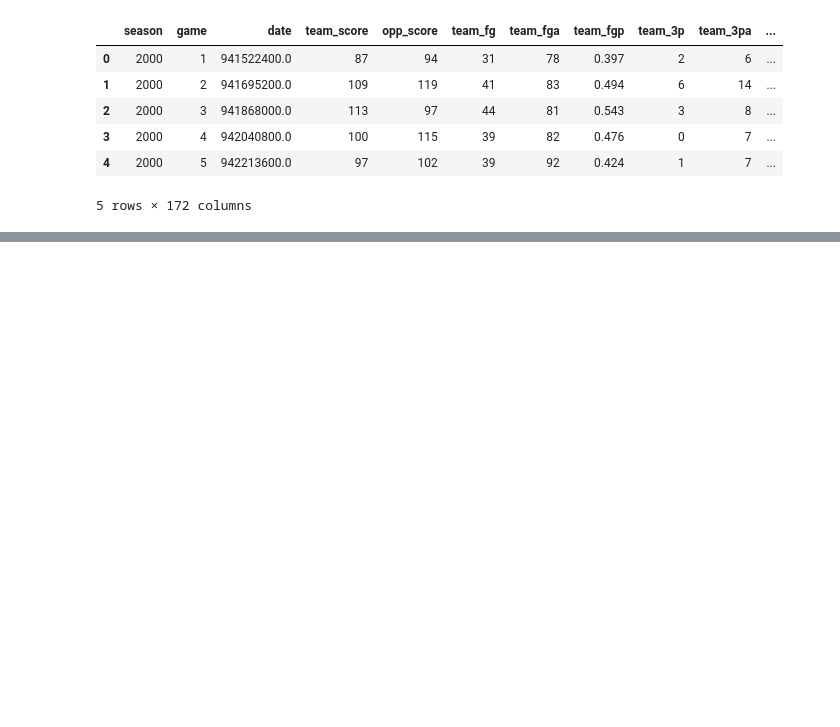
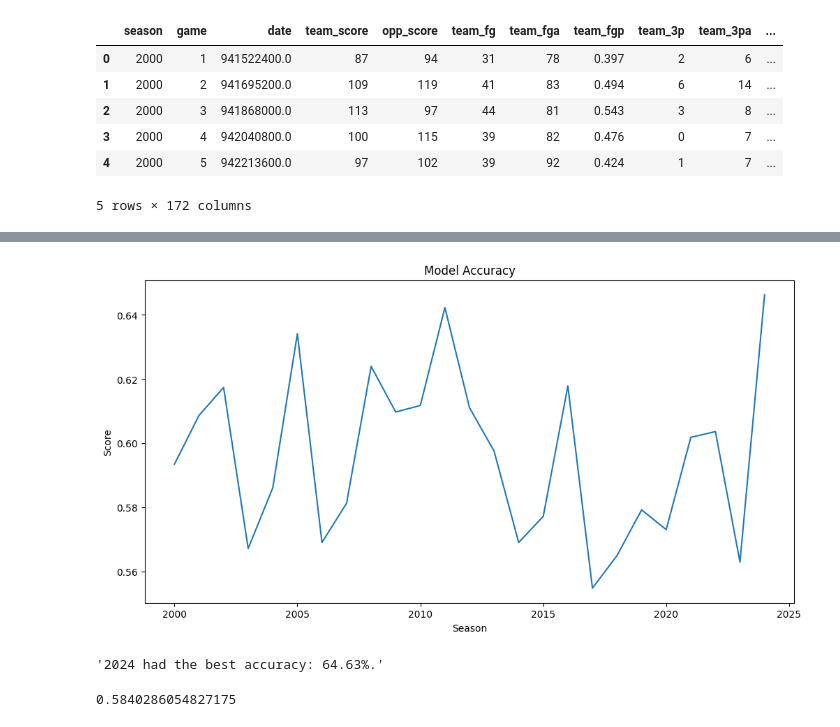
Before and after one commit to timsexperiments/nba_gamelog_analysis, a Jupyter notebook: decision_tree.ipynb, the cells around one changed output, grey strips where cells are left out. Drawn from its saved outputs; the diff is of its cells as text; code cells hidden in the pictures; blank space fills up the shorter version.

Commit message:
Complete basic decision tree analysis comparing comparing criterion

```diff
--- a/decision_tree.ipynb
+++ b/decision_tree.ipynb
@@ -48,0 +49,42 @@ accuracy_score(y_test, y_pred)
+# %%
+min_season = nba_gamelog_data["season"].min()
+max_season = nba_gamelog_data["season"].max()
+seasons = []
+accuracies = []
+top_accuracy = -1
+top_season = min_season
+for season in range(min_season, max_season + 1):
+    season_df = nba_gamelog_data.query(f"season == {season}")
+
+    X_train, X_test, y_train, y_test = split_data(season_df)
+    model = DecisionTreeClassifier(criterion="entropy", random_state=42)
+    model.fit(X_train, y_train)
+    y_pred = model.predict(X_test)
+    accuracy = accuracy_score(y_test, y_pred)
+    accuracies.append(accuracy)
+    seasons.append(season)
+    if top_accuracy < accuracy:
+        top_accuracy = accuracy
+        top_season = season
+
+plt.figure(figsize=(12, 6))
+plt.plot(seasons, accuracies)
+plt.title("Model Accuracy")
+plt.xlabel("Season")
+plt.ylabel("Score")
+plt.show()
+
+f"{top_season} had the best accuracy: {top_accuracy * 100:,.2f}%."
+# %% [output]
+[figure, added]
+'2024 had the best accuracy: 64.63%.'
+# %%
+no_nas = nba_gamelog_data.fillna(-1)
+
+X_train, X_test, y_train, y_test = split_data(no_nas)
+model = DecisionTreeClassifier(criterion="entropy", random_state=42)
+model.fit(X_train, y_train)
+y_pred = model.predict(X_test)
+accuracy_score(y_test, y_pred)
+# %% [output]
+0.5840286054827175
```
Also changed, not shown: parts of 3 cells of this notebook.
